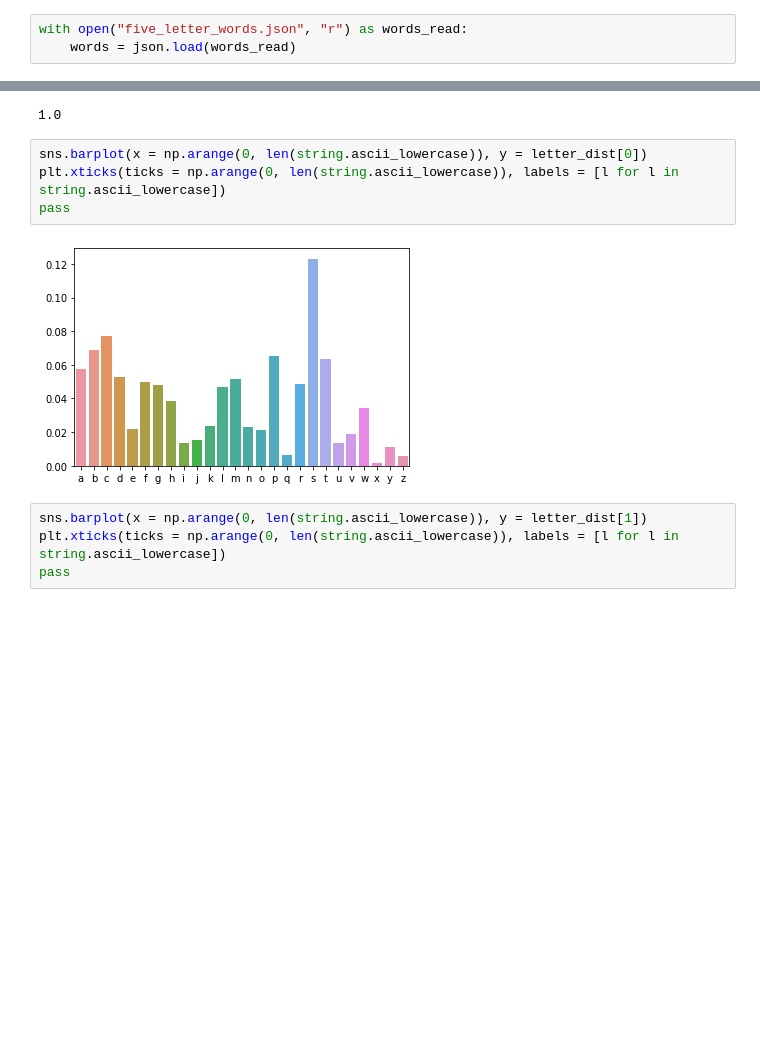
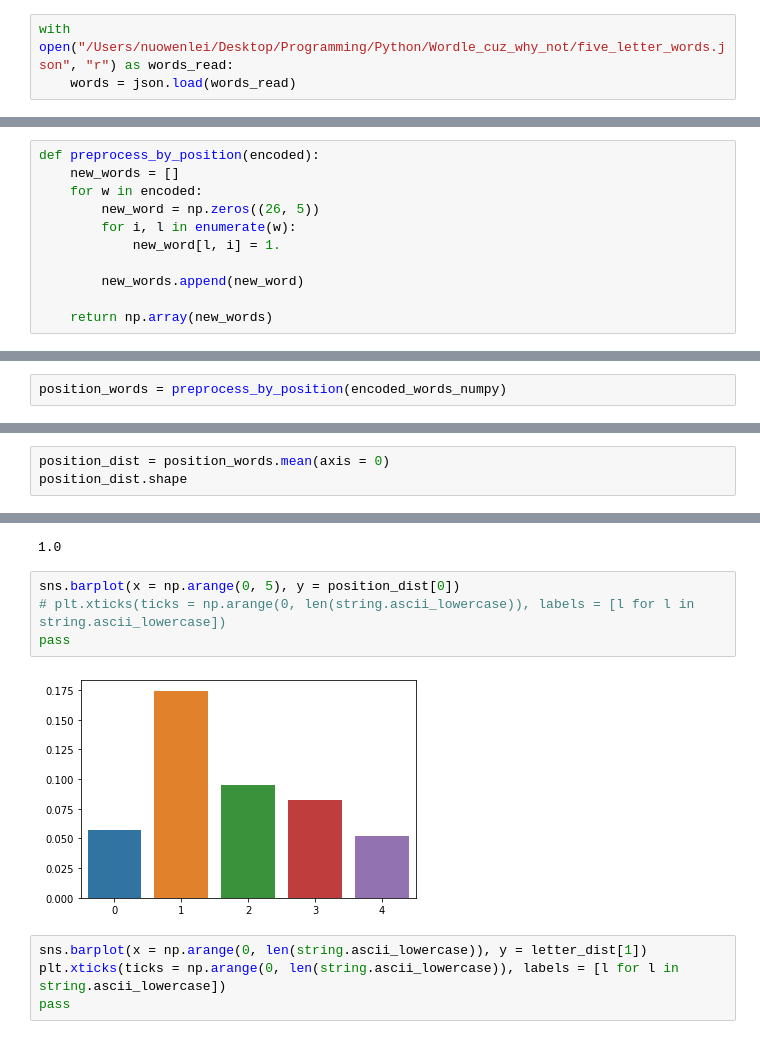
Before and after one commit to NuoWenLei/Wordle_Solver, a Jupyter notebook: letter_prob_analysis.ipynb, the cells around one changed output, grey strips where cells are left out. Drawn from its saved outputs; the diff is of its cells as text; blank space fills up the shorter version.

```diff
--- a/letter_prob_analysis.ipynb
+++ b/letter_prob_analysis.ipynb
@@ -2,7 +2,7 @@
 import json
 import numpy as np
 # %%
-with open("five_letter_words.json", "r") as words_read:
+with open("/Users/nuowenlei/Desktop/Programming/Python/Wordle_cuz_why_not/five_letter_words.json", "r") as words_read:
 	words = json.load(words_read)
 # %%
 import string
@@ -36,0 +58,11 @@ onehot_words = to_onehot(encoded_words_numpy)
+# %%
+def preprocess_by_position(encoded):
+	new_words = []
+	for w in encoded:
+		new_word = np.zeros((26, 5))
+		for i, l in enumerate(w):
+			new_word[l, i] = 1.
+
+		new_words.append(new_word)
+
+	return np.array(new_words)
@@ -36,0 +91,2 @@ onehot_words = to_onehot(encoded_words_numpy)
+# %%
+position_words = preprocess_by_position(encoded_words_numpy)
@@ -41,3 +105,6 @@ onehot_words.shape
 # %%
 import matplotlib.pyplot as plt
 import seaborn as sns
+# %%
+position_dist = position_words.mean(axis = 0)
+position_dist.shape
@@ -52,11 +121,11 @@ letter_dist[0].sum()
 # %% [output]
 1.0
 # %%
-sns.barplot(x = np.arange(0, len(string.ascii_lowercase)), y = letter_dist[0])
-plt.xticks(ticks = np.arange(0, len(string.ascii_lowercase)), labels = [l for l in string.ascii_lowercase])
+sns.barplot(x = np.arange(0, 5), y = position_dist[0])
+# plt.xticks(ticks = np.arange(0, len(string.ascii_lowercase)), labels = [l for l in string.ascii_lowercase])
 pass
 # %% [output]
-[figure, old version]
+[figure, new version]
 # %%
 sns.barplot(x = np.arange(0, len(string.ascii_lowercase)), y = letter_dist[1])
 plt.xticks(ticks = np.arange(0, len(string.ascii_lowercase)), labels = [l for l in string.ascii_lowercase])
```
Also changed, not shown: parts of 12 cells of this notebook, 7 other files.
